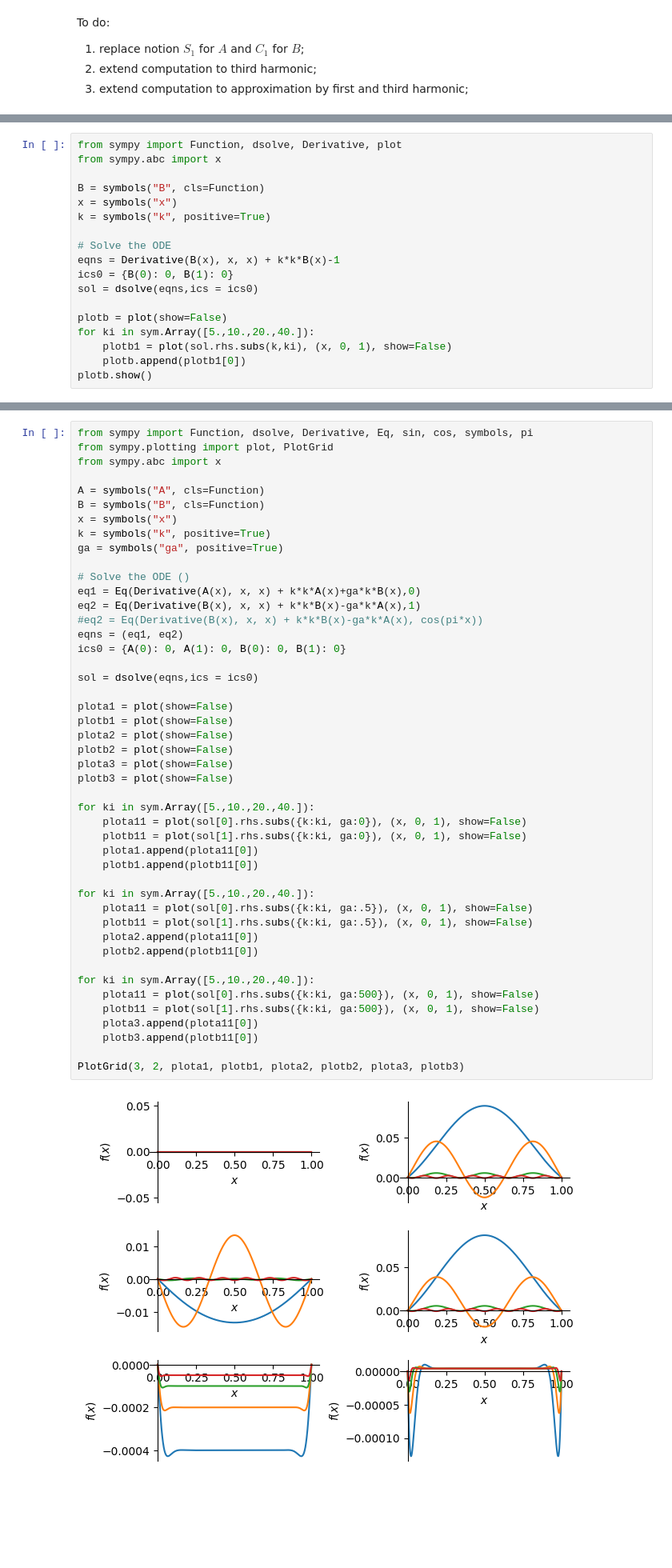
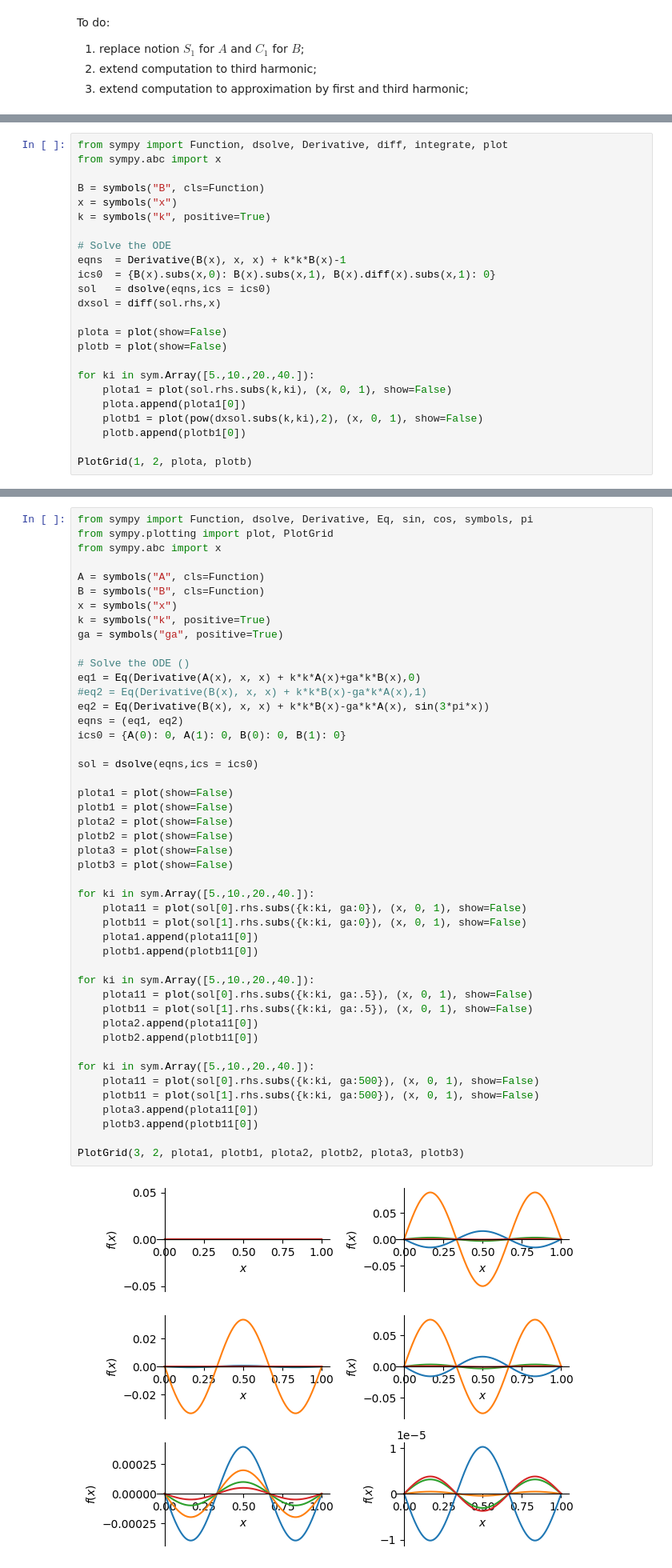
Before and after one commit to ziolai/sediment-transport-rivers, a Jupyter notebook: beginner_symbolic.ipynb, the cells around one changed output, grey strips where cells are left out. Shown: that part at 80% size. Cells and saved outputs as stored; diff of their text form; blank space fills up the shorter version.

```diff
--- a/beginner_symbolic.ipynb
+++ b/beginner_symbolic.ipynb
@@ -109,5 +191,5 @@ A**3*(0.75*cos(x) + 0.25*cos(3*x)) + 3*A**2*B*(-sin(x)**3 + sin(x)) + 3*A*B**2*(
 # %%
-from sympy import Function, dsolve, Derivative, plot
+from sympy import Function, dsolve, Derivative, diff, integrate, plot
 from sympy.abc import x
 
 B = symbols("B", cls=Function)
@@ -115,13 +197,19 @@ x = symbols("x")
 k = symbols("k", positive=True)
 
 # Solve the ODE
-eqns = Derivative(B(x), x, x) + k*k*B(x)-1
-ics0 = {B(0): 0, B(1): 0}
-sol = dsolve(eqns,ics = ics0)
+eqns  = Derivative(B(x), x, x) + k*k*B(x)-1
+ics0  = {B(x).subs(x,0): B(x).subs(x,1), B(x).diff(x).subs(x,1): 0}
+sol   = dsolve(eqns,ics = ics0)
+dxsol = diff(sol.rhs,x)
 
+plota = plot(show=False)
 plotb = plot(show=False)
+
 for ki in sym.Array([5.,10.,20.,40.]):
-    plotb1 = plot(sol.rhs.subs(k,ki), (x, 0, 1), show=False)
+    plota1 = plot(sol.rhs.subs(k,ki), (x, 0, 1), show=False)
+    plota.append(plota1[0])
+    plotb1 = plot(pow(dxsol.subs(k,ki),2), (x, 0, 1), show=False)
     plotb.append(plotb1[0])
-plotb.show()
+
+PlotGrid(1, 2, plota, plotb)
 # %% [output]
@@ -143,39 +240,39 @@ ga = symbols("ga", positive=True)
 
 # Solve the ODE ()
 eq1 = Eq(Derivative(A(x), x, x) + k*k*A(x)+ga*k*B(x),0)
-eq2 = Eq(Derivative(B(x), x, x) + k*k*B(x)-ga*k*A(x),1)
-#eq2 = Eq(Derivative(B(x), x, x) + k*k*B(x)-ga*k*A(x), cos(pi*x))
+#eq2 = Eq(Derivative(B(x), x, x) + k*k*B(x)-ga*k*A(x),1)
+eq2 = Eq(Derivative(B(x), x, x) + k*k*B(x)-ga*k*A(x), sin(3*pi*x))
 eqns = (eq1, eq2)
 ics0 = {A(0): 0, A(1): 0, B(0): 0, B(1): 0}
 
 sol = dsolve(eqns,ics = ics0)
 
 plota1 = plot(show=False)
 plotb1 = plot(show=False)
 plota2 = plot(show=False)
 plotb2 = plot(show=False)
 plota3 = plot(show=False)
 plotb3 = plot(show=False)
 
 for ki in sym.Array([5.,10.,20.,40.]):
     plota11 = plot(sol[0].rhs.subs({k:ki, ga:0}), (x, 0, 1), show=False)
     plotb11 = plot(sol[1].rhs.subs({k:ki, ga:0}), (x, 0, 1), show=False)
     plota1.append(plota11[0])
     plotb1.append(plotb11[0])
 
 for ki in sym.Array([5.,10.,20.,40.]):
     plota11 = plot(sol[0].rhs.subs({k:ki, ga:.5}), (x, 0, 1), show=False)
     plotb11 = plot(sol[1].rhs.subs({k:ki, ga:.5}), (x, 0, 1), show=False)
     plota2.append(plota11[0])
     plotb2.append(plotb11[0])
 
 for ki in sym.Array([5.,10.,20.,40.]):
     plota11 = plot(sol[0].rhs.subs({k:ki, ga:500}), (x, 0, 1), show=False)
     plotb11 = plot(sol[1].rhs.subs({k:ki, ga:500}), (x, 0, 1), show=False)
     plota3.append(plota11[0])
     plotb3.append(plotb11[0])
 
 PlotGrid(3, 2, plota1, plotb1, plota2, plotb2, plota3, plotb3)
 # %% [output]
-[figure, old version]
+[figure, new version]
 <sympy.plotting.plotgrid.PlotGrid at 0x...>
```
Also changed, not shown: parts of 15 cells of this notebook.
